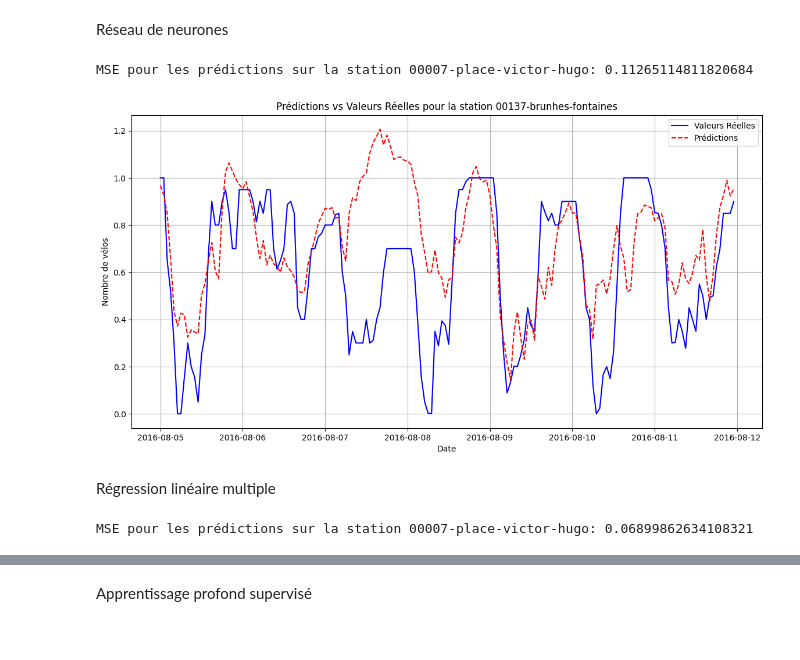
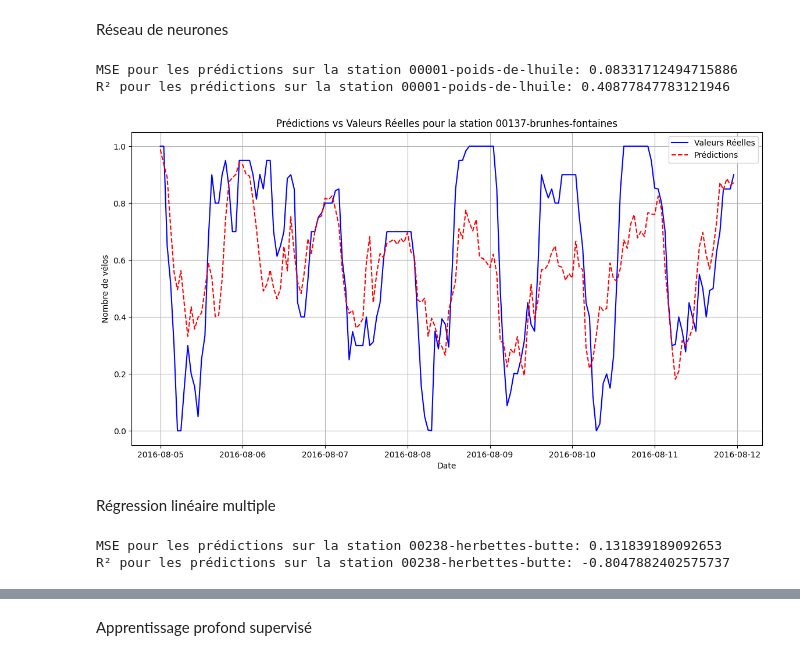
Before and after one commit to Myuketsu/Time-series-predictions-on-bike-station-sensor-networks, a Jupyter notebook: test.ipynb, the cells around one changed output, grey strips where cells are left out. Cells and saved outputs as stored; diff of their text form; code cells hidden in the pictures.

```diff
--- a/test.ipynb
+++ b/test.ipynb
@@ -239,7 +244,9 @@ from sklearn.preprocessing import StandardScaler
 TRAIN_SIZE = 0.7
 PREDICTION_LENGTH = 24*7  # Prédiction sur une semaine
 
-model = MLPRegressor(hidden_layer_sizes=(100, 50), activation='relu', solver='adam', random_state=0)
+station = method.df_dataset.columns[0]  # Changer la station ici
+
+model = MLPRegressor(hidden_layer_sizes=(180, 180), activation='relu', solver='lbfgs', random_state=0, max_iter=1000)
 X_train = method.train_dataset.drop(station, axis=1)
 y_train = method.train_dataset[station]
 X_test = method.df_dataset.drop(station, axis=1).loc[start_prediction:end_prediction]
@@ -256,39 +263,42 @@ predictions = model.predict(X_test_scaled)
 
 mse = mean_squared_error(y_test.values, predictions)
 print(f'MSE pour les prédictions sur la station {station}: {mse}')
+r_squared = model.score(X_test_scaled, y_test)
+print(f'R² pour les prédictions sur la station {station}: {r_squared}')
 # %% [output]
-MSE pour les prédictions sur la station 00007-place-victor-hugo: 0.11265114811820684
+MSE pour les prédictions sur la station 00001-poids-de-lhuile: 0.08331712494715886
+R² pour les prédictions sur la station 00001-poids-de-lhuile: 0.40877847783121946
 # %%
 new_station = method.df_dataset.columns[78]  # Changer la station ici
 last_train_date = method.train_dataset.index[-1]
 
 start_prediction = last_train_date + pd.DateOffset(hours=1)
 end_prediction = start_prediction + pd.DateOffset(hours=PREDICTION_LENGTH - 1)
 
 real_data = method.df_dataset.loc[start_prediction:end_prediction, new_station]
-model = MLPRegressor(hidden_layer_sizes=(100, 50), activation='relu', solver='adam', random_state=0)
+model = MLPRegressor(hidden_layer_sizes=(180, 50), activation='relu', solver='lbfgs', random_state=0, max_iter=1000)
 X_train = method.train_dataset.drop(new_station, axis=1)
 y_train = method.train_dataset[new_station]
 X_test = method.df_dataset.drop(new_station, axis=1).loc[start_prediction:end_prediction]
 y_test = method.df_dataset[new_station].loc[start_prediction:end_prediction]
 
 common_columns = X_train.columns.intersection(X_test.columns)
 X_test = X_test[common_columns]
 
 model.fit(X_train, y_train)
 predictions = model.predict(X_test)
 
 plt.figure(figsize=(14, 7))
 plt.plot(real_data.index, real_data.values, label='Valeurs Réelles', color='blue')
 plt.plot(X_test.index, predictions, label='Prédictions', color='red', linestyle='--')
 plt.title(f'Prédictions vs Valeurs Réelles pour la station {new_station}')
 plt.xlabel('Date')
 plt.ylabel('Nombre de vélos')
 plt.legend()
 plt.grid(True)
 plt.show()
 # %% [output]
-[figure, old version]
+[figure, new version]
 # %% [markdown]
 Régression linéaire multiple
 # %%
@@ -296,6 +306,8 @@ from sklearn.linear_model import LinearRegression
 
 TRAIN_SIZE = 0.7
 PREDICTION_LENGTH = 24 * 7  # Prédiction sur une semaine
+
+station = method.df_dataset.columns[150]
 
 model = LinearRegression()
 X_train = method.train_dataset.drop(station, axis=1)
@@ -312,6 +324,9 @@ predictions = model.predict(X_test)
 
 mse = mean_squared_error(y_test.values, predictions)
 print(f'MSE pour les prédictions sur la station {station}: {mse}')
+r_squared = model.score(X_test, y_test)
+print(f'R² pour les prédictions sur la station {station}: {r_squared}')
 # %% [output]
-MSE pour les prédictions sur la station 00007-place-victor-hugo: 0.06899862634108321
+MSE pour les prédictions sur la station 00238-herbettes-butte: 0.131839189092653
+R² pour les prédictions sur la station 00238-herbettes-butte: -0.8047882402575737
 # %%
```
Also changed, not shown: parts of 7 cells of this notebook, 1 other file.
